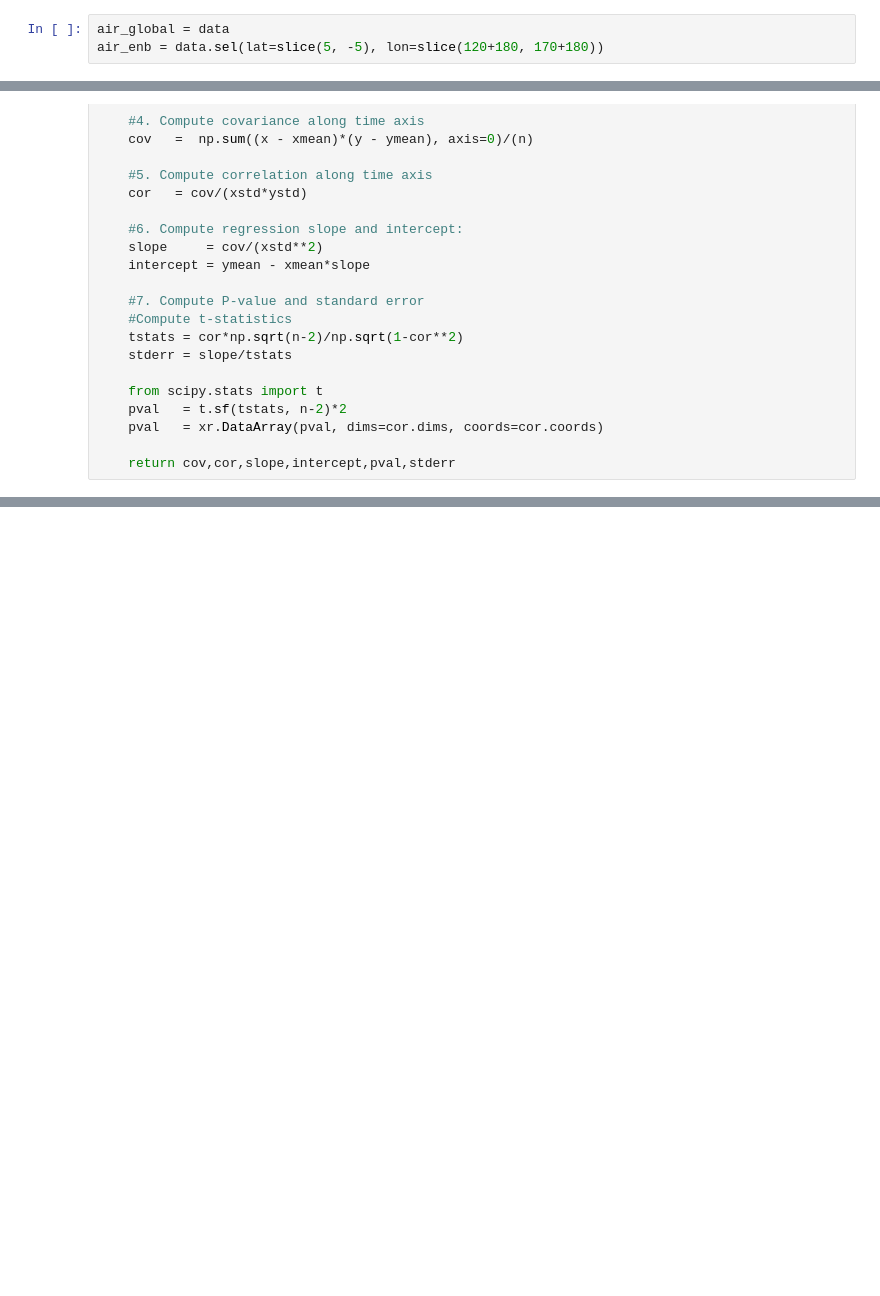
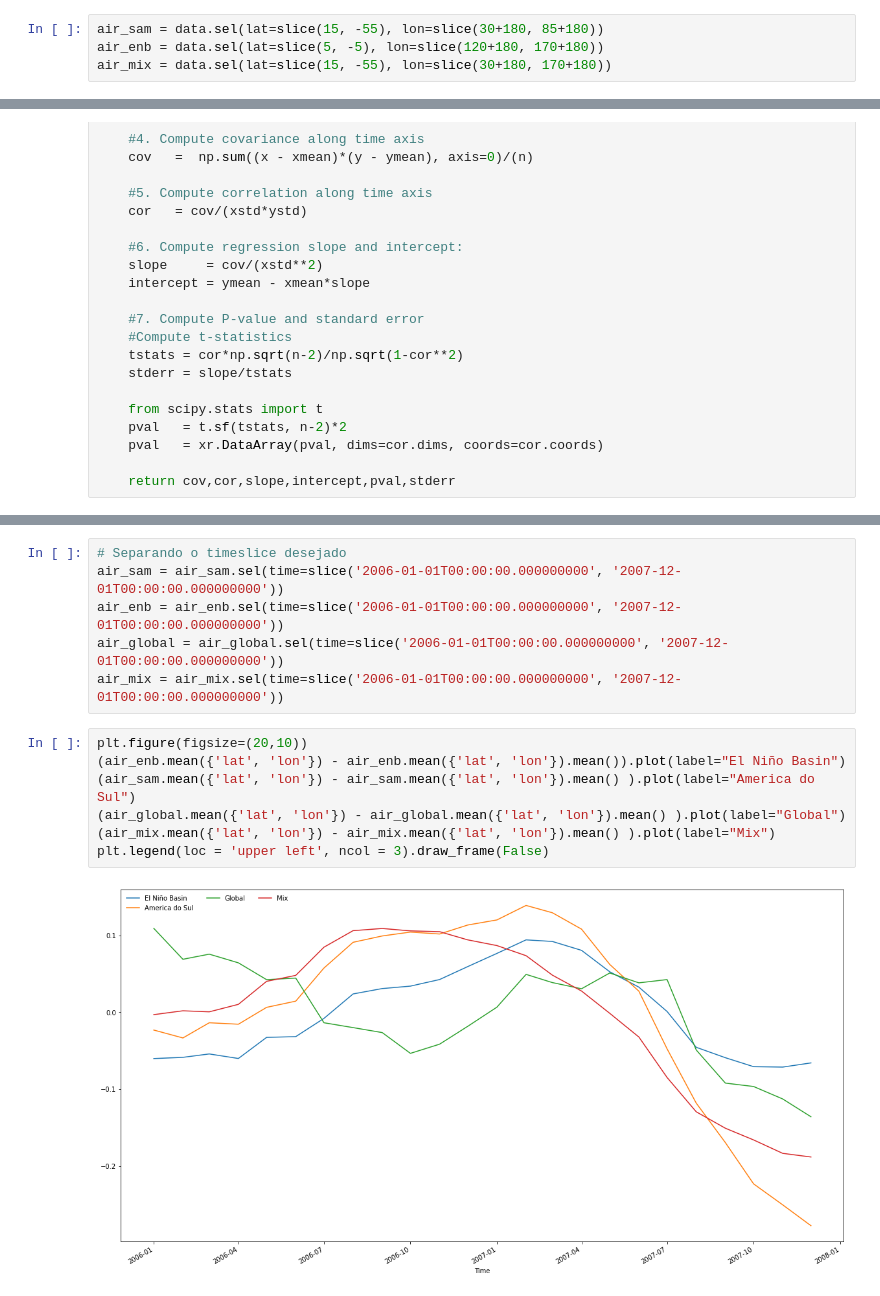
Before and after one commit to milenacsilva/SME0130, a Jupyter notebook: elnino.ipynb, the cells around one changed output, grey strips where cells are left out. Drawn from its saved outputs; the diff is of its cells as text; blank space fills up the shorter version.

```diff
--- a/elnino.ipynb
+++ b/elnino.ipynb
@@ -89,5 +89,6 @@ plt.title('Mean Global Precipitation')
 Text(0.5, 1.0, 'Mean Global Precipitation')
 [figure]
 # %%
-air_global = data
+air_sam = data.sel(lat=slice(15, -55), lon=slice(30+180, 85+180))
 air_enb = data.sel(lat=slice(5, -5), lon=slice(120+180, 170+180))
+air_mix = data.sel(lat=slice(15, -55), lon=slice(30+180, 170+180))
@@ -166,3 +189,18 @@ array([[0.31003054, 0.30924214, 0.1659861 , 0.02904857, 0.06341387,
 Coordinates:
   * lat      (lat) float32 5.0 2.5 0.0 -2.5 -5.0
   * lon      (lon) float32 300.0 302.5 305.0 307.5 ... 342.5 345.0 347.5 350.0
+# %%
+# Separando o timeslice desejado
+air_sam = air_sam.sel(time=slice('2006-01-01T00:00:00.000000000', '2007-12-01T00:00:00.000000000'))
+air_enb = air_enb.sel(time=slice('2006-01-01T00:00:00.000000000', '2007-12-01T00:00:00.000000000'))
+air_global = air_global.sel(time=slice('2006-01-01T00:00:00.000000000', '2007-12-01T00:00:00.000000000'))
+air_mix = air_mix.sel(time=slice('2006-01-01T00:00:00.000000000', '2007-12-01T00:00:00.000000000'))
+# %%
+plt.figure(figsize=(20,10))
+(air_enb.mean({'lat', 'lon'}) - air_enb.mean({'lat', 'lon'}).mean()).plot(label="El Niño Basin")
+(air_sam.mean({'lat', 'lon'}) - air_sam.mean({'lat', 'lon'}).mean() ).plot(label="America do Sul")
+(air_global.mean({'lat', 'lon'}) - air_global.mean({'lat', 'lon'}).mean() ).plot(label="Global")
+(air_mix.mean({'lat', 'lon'}) - air_mix.mean({'lat', 'lon'}).mean() ).plot(label="Mix")
+plt.legend(loc = 'upper left', ncol = 3).draw_frame(False)
+# %% [output]
+[figure, added]
```
Also changed, not shown: parts of 8 cells of this notebook.
